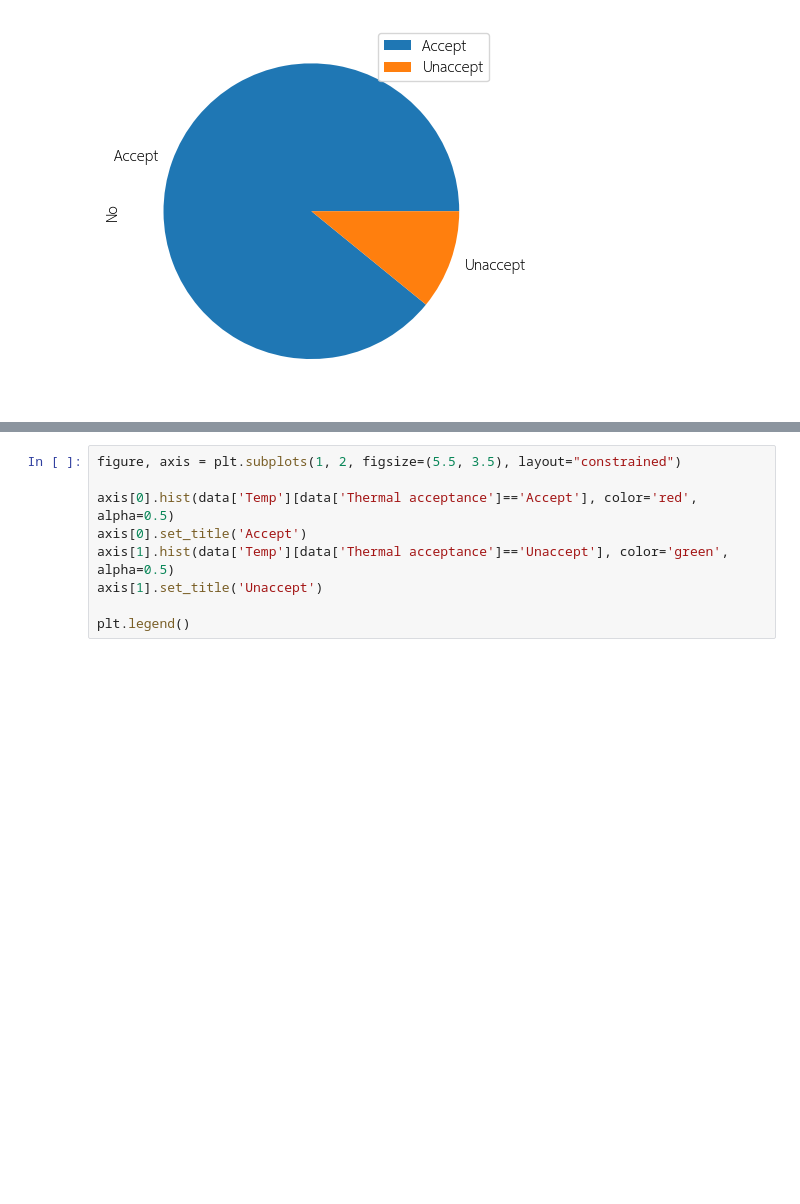
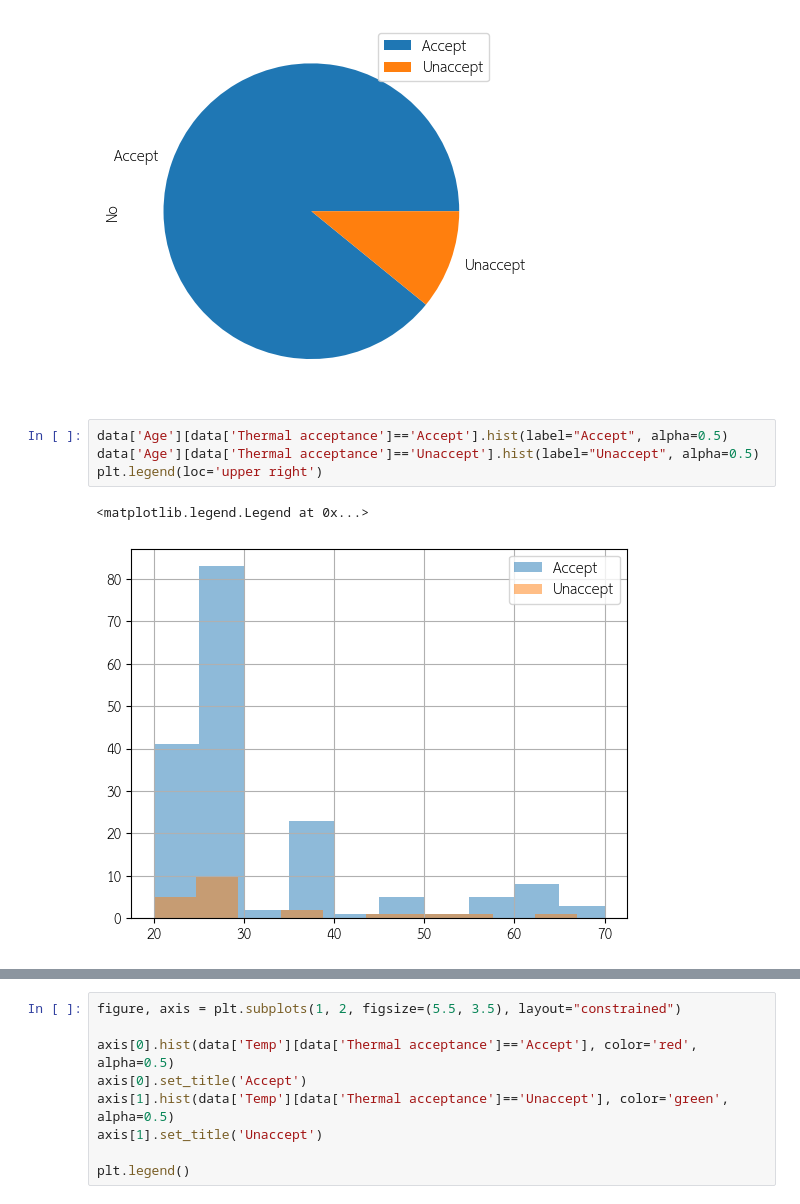
Before and after one commit to Buntariga2545/Data-mining, a Jupyter notebook: Project_Data_Mining.ipynb, the cells around one changed output, grey strips where cells are left out. Saved outputs shown, nothing was run; the diff lists cells and outputs as text; blank space fills up the shorter version.

```diff
--- a/Project_Data_Mining.ipynb
+++ b/Project_Data_Mining.ipynb
@@ -478,3 +478,10 @@ count_pv_onset.plot.pie(y='No')
 # %% [output]
 <Axes: ylabel='No'>
 [figure]
+# %%
+data['Age'][data['Thermal acceptance']=='Accept'].hist(label="Accept", alpha=0.5)
+data['Age'][data['Thermal acceptance']=='Unaccept'].hist(label="Unaccept", alpha=0.5)
+plt.legend(loc='upper right')
+# %% [output]
+<matplotlib.legend.Legend at 0x...>
+[figure, added]
```
Also changed, not shown: parts of 3 cells of this notebook.
